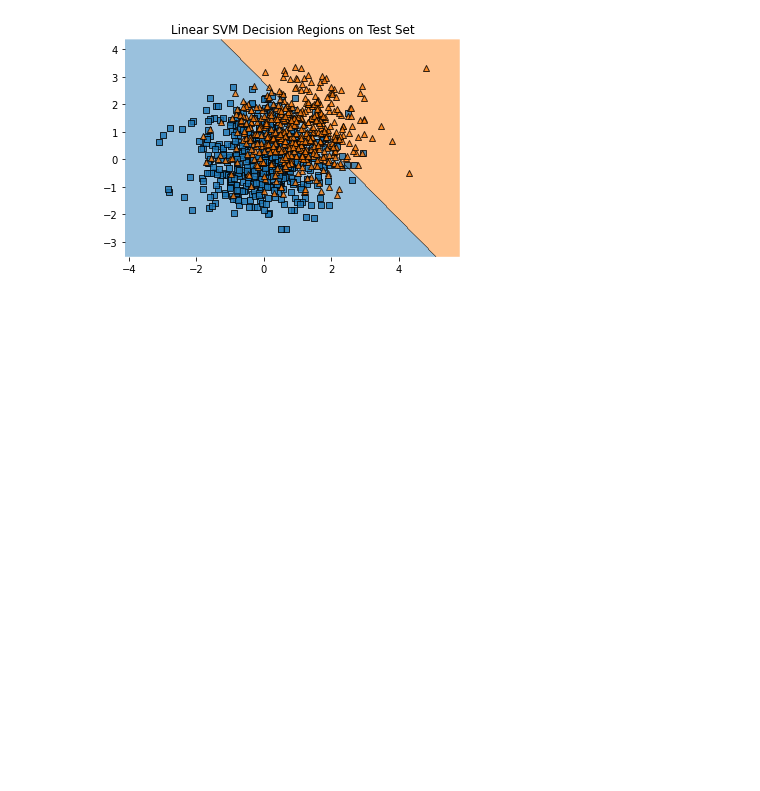
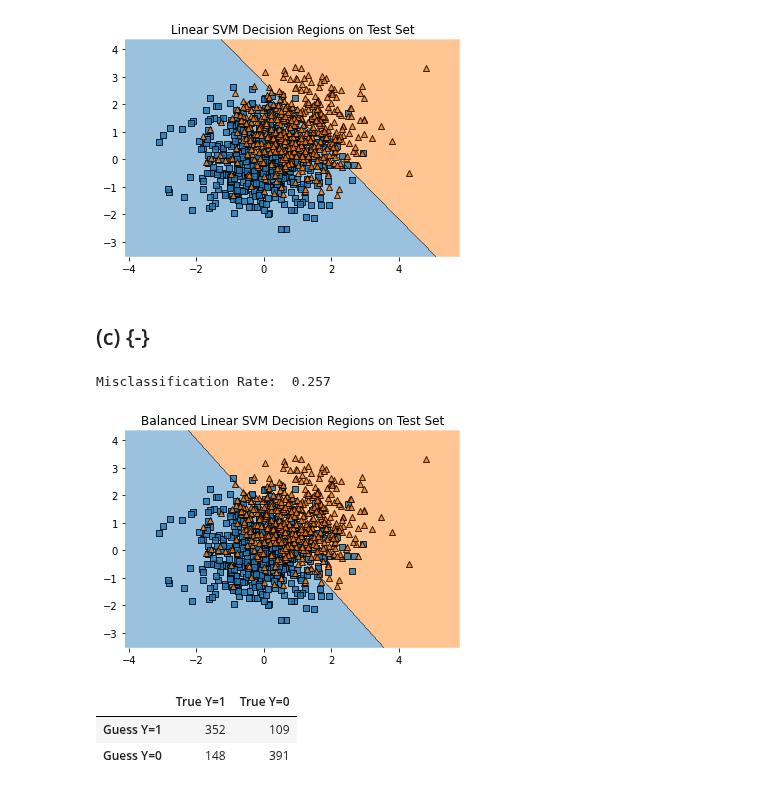
Before and after one commit to beginnerSC/mscf_hw_spring, a Jupyter notebook: ML II/3/Homework #3.ipynb, the cells around one changed output. Saved outputs shown, nothing was run; the diff lists cells and outputs as text; code cells hidden in the pictures; blank space fills up the shorter version.

```diff
--- a/ML II/3/Homework #3.ipynb
+++ b/ML II/3/Homework #3.ipynb
@@ -118,3 +133,25 @@ ax.set(title='Linear SVM Decision Regions on Test Set')
 plt.show()
 # %% [output]
 [figure]
+# %% [markdown]
+## (c) {-}
+# %%
+svm_fit = svm.SVC(C=1, kernel='linear', class_weight='balanced').fit(X_train, y_train)
+
+
+tn, fp, fn, tp = confusion_matrix(y_true=y_test, y_pred=svm_fit.predict(X_test)).ravel()
+
+print('Misclassification Rate: ', (fp + fn)/(tn + fp + fn + tp))
+print()
+
+ax = plot_decision_regions(X=X_test, y=y_test, clf=svm_fit, legend=0)
+ax.set(title='Balanced Linear SVM Decision Regions on Test Set')
+plt.show()
+
+DataFrame([[tp, fp], [fn, tn]], columns=['True Y=1', 'True Y=0'], index=['Guess Y=1', 'Guess Y=0'])
+# %% [output]
+Misclassification Rate:  0.257
+[figure, added]
+|  | True Y=1 | True Y=0 |
+| Guess Y=1 | 352 | 109 |
+| Guess Y=0 | 148 | 391 |
```
Also changed, not shown: parts of 2 cells of this notebook.
